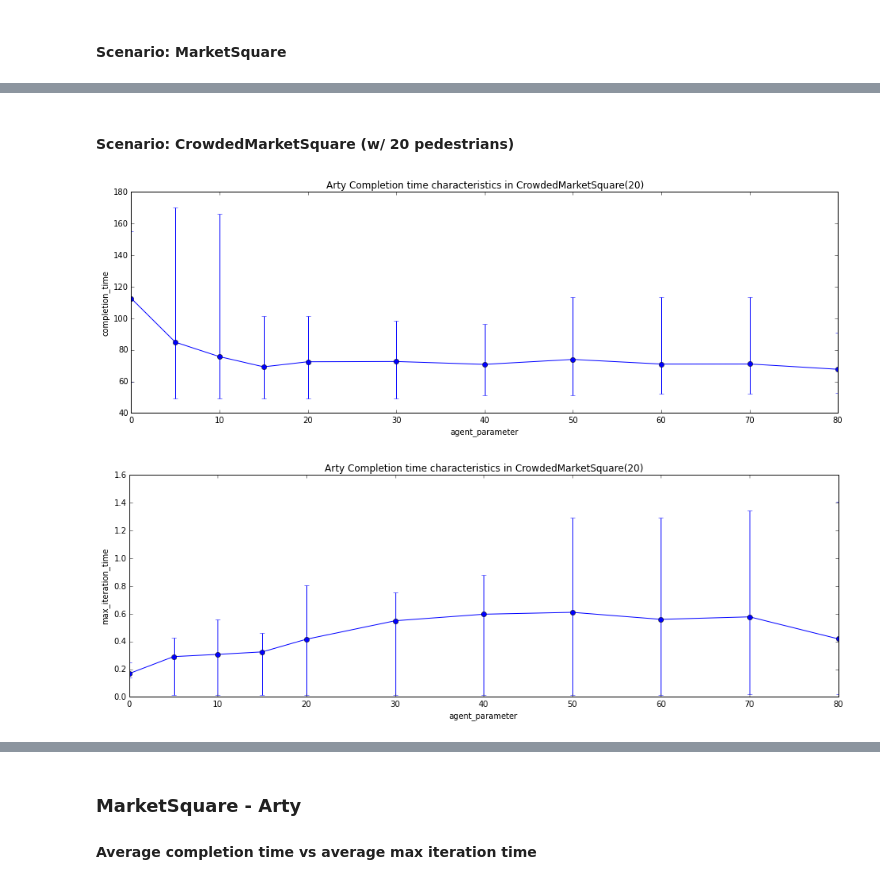
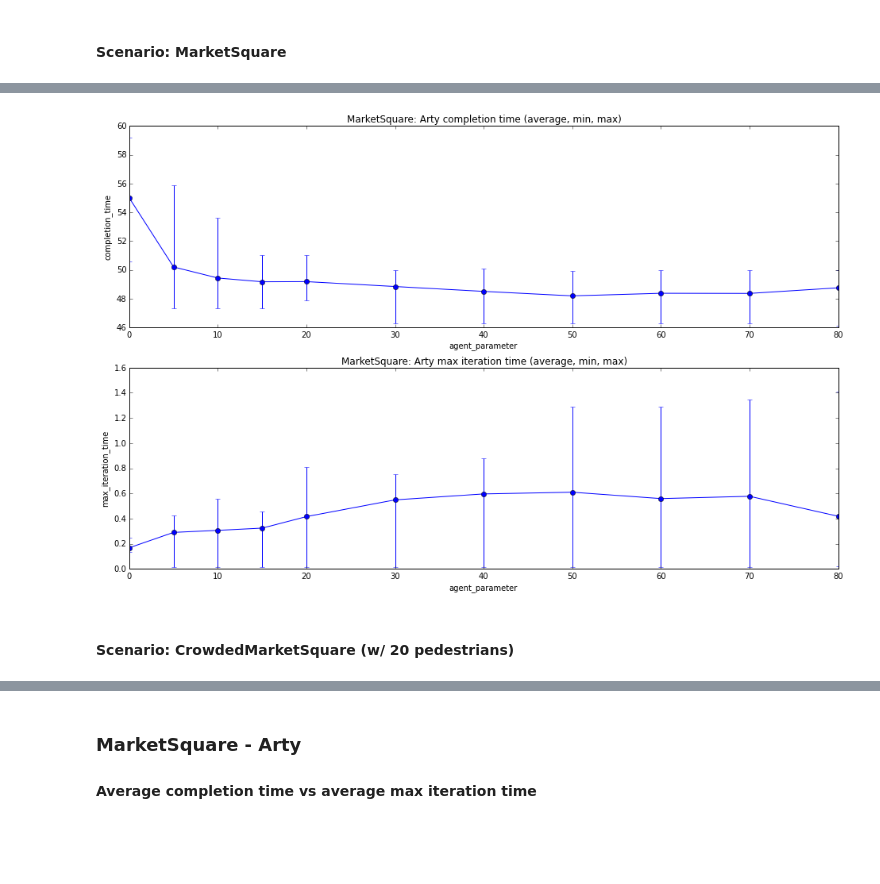
Before and after one commit to freider/keiro, a Jupyter notebook: Plots.ipynb, the cells around one changed output, grey strips where cells are left out. Cells and saved outputs as stored; diff of their text form; code cells hidden in the pictures; blank space fills up the shorter version.

```diff
--- a/Plots.ipynb
+++ b/Plots.ipynb
@@ -103,2 +134,9 @@ plot_min_max_avg(arty_market_square, "agent_parameter", "max_iteration_time",
+# %%
+agent_parameter_vs_performance(
+    "Arty",
+    "MarketSquare"
+)
+# %% [output]
+[figure, added]
 # %% [markdown]
 #### Scenario: CrowdedMarketSquare (w/ 20 pedestrians)
@@ -113,10 +142,0 @@ assert data_is_valid(arty_market_square)
-# %%
-plot_min_max_avg(arty_crowded_market_square, "agent_parameter", "completion_time",
-                 title="Arty Completion time characteristics in CrowdedMarketSquare(20)")
-# %% [output]
-[figure, removed]
-# %%
-plot_min_max_avg(arty_market_square, "agent_parameter", "max_iteration_time",
-                 title="Arty Completion time characteristics in CrowdedMarketSquare(20)")
-# %% [output]
-[figure, removed]
```
Also changed, not shown: parts of 23 cells of this notebook, 1 other file.
